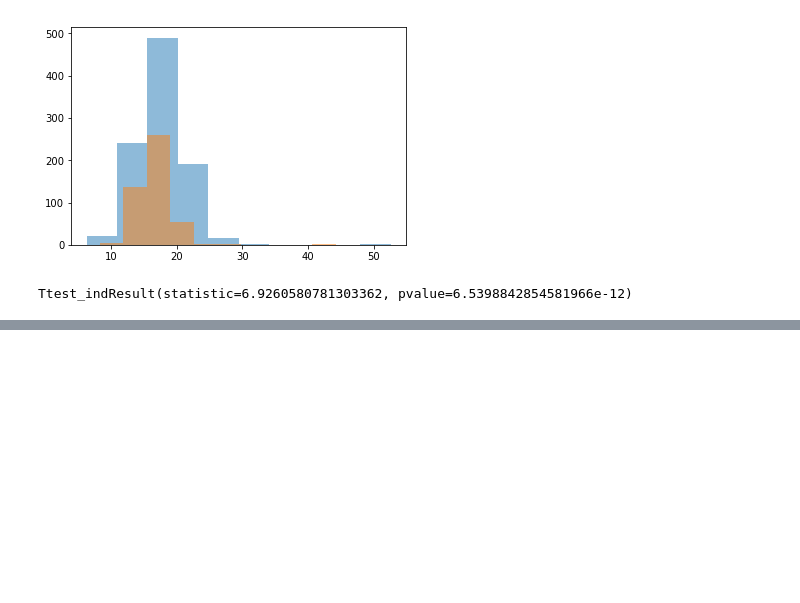
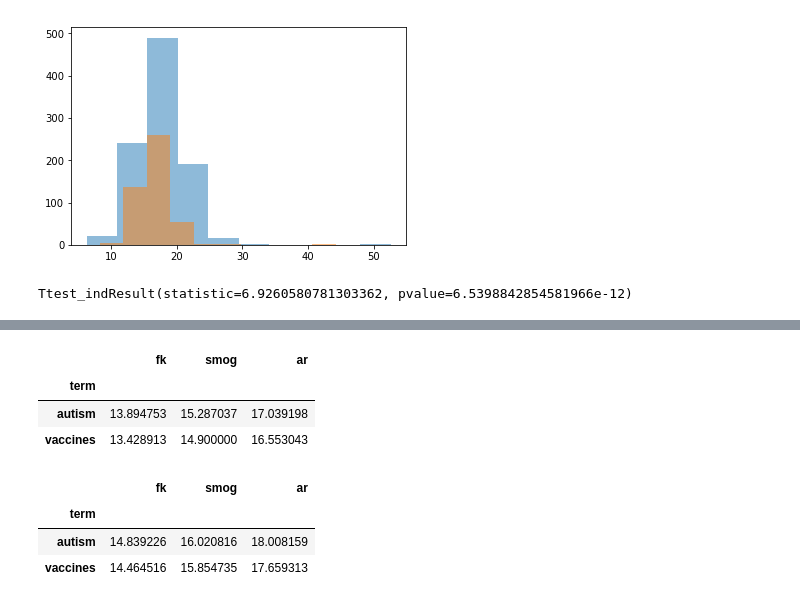
Before and after one commit to wdfox/ConfidenceScanner, a Jupyter notebook: notebooks/Readability.ipynb, the cells around one changed output, grey strips where cells are left out. Saved outputs shown, nothing was run; the diff lists cells and outputs as text; code cells hidden in the pictures; blank space fills up the shorter version.

```diff
--- a/notebooks/Readability.ipynb
+++ b/notebooks/Readability.ipynb
@@ -177,0 +194,14 @@ Ttest_indResult(statistic=6.9260580781303362, pvalue=6.5398842854581966e-12)
+# %%
+df_prs.groupby('term').mean()
+# %% [output]
+|  | fk | smog | ar |
+| term |  |  |  |
+| autism | 13.894753 | 15.287037 | 17.039198 |
+| vaccines | 13.428913 | 14.900000 | 16.553043 |
+# %%
+df_pap.groupby('term').mean()
+# %% [output]
+|  | fk | smog | ar |
+| term |  |  |  |
+| autism | 14.839226 | 16.020816 | 18.008159 |
+| vaccines | 14.464516 | 15.854735 | 17.659313 |
```
Also changed, not shown: parts of 8 cells of this notebook.
